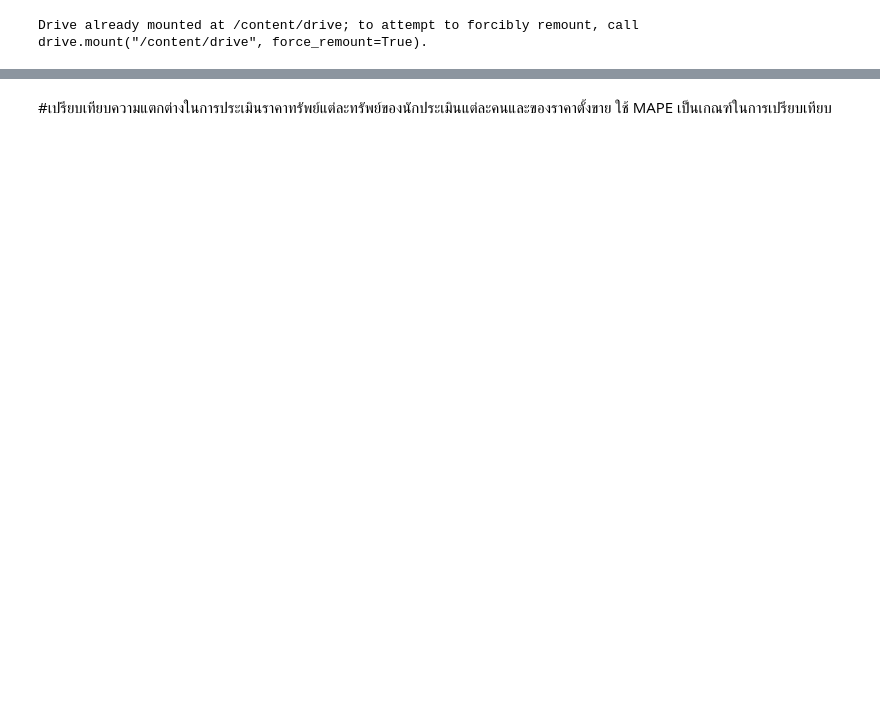
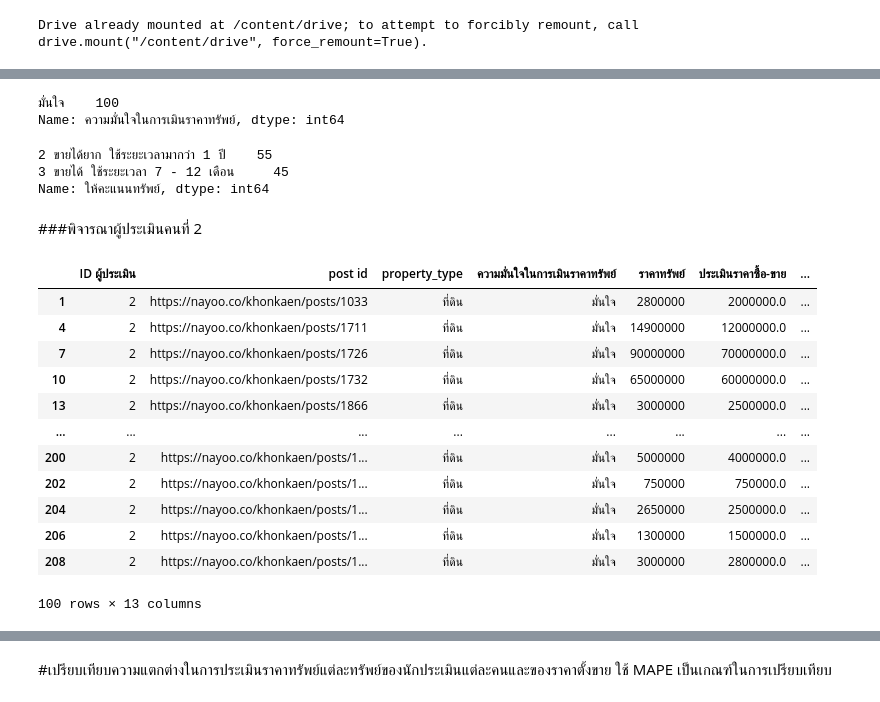
Before and after one commit to bunnybbear/bsc_dpdm22, a Jupyter notebook: [dataprep1]_property_estimator.ipynb, the cells around one changed output, grey strips where cells are left out. Drawn from its saved outputs; the diff is of its cells as text; code cells hidden in the pictures; blank space fills up the shorter version.

```diff
--- a/[dataprep1]_property_estimator.ipynb
+++ b/[dataprep1]_property_estimator.ipynb
@@ -178,0 +206,30 @@ Name: ให้คะแนนทรัพย์, dtype: int64
+# %%
+dataLP1['ความมั่นใจในการเมินราคาทรัพย์'].value_counts()
+# %% [output]
+มั่นใจ    100
+Name: ความมั่นใจในการเมินราคาทรัพย์, dtype: int64
+# %%
+dataLP1['ให้คะแนนทรัพย์'].value_counts()
+# %% [output]
+2 ขายได้ยาก ใช้ระยะเวลามากว่า 1 ปี    55
+3 ขายได้ ใช้ระยะเวลา 7 - 12 เดือน     45
+Name: ให้คะแนนทรัพย์, dtype: int64
+# %% [markdown]
+###พิจารณาผู้ประเมินคนที่ 2
+# %%
+dataL_P2 = open_dataL[open_dataL['ID ผู้ประเมิน']==2]
+dataL_P2
+# %% [output]
+|  | ID ผู้ประเมิน | post id | property_type | ความมั่นใจในการเมินราคาทรัพย์ | ราคาทรัพย์ | ประเมินราคาซื้อ-ขาย | ... |
+| 1 | 2 | https://nayoo.co/khonkaen/posts/1033 | ที่ดิน | มั่นใจ | 2800000 | 2000000.0 | ... |
+| 4 | 2 | https://nayoo.co/khonkaen/posts/1711 | ที่ดิน | มั่นใจ | 14900000 | 12000000.0 | ... |
+| 7 | 2 | https://nayoo.co/khonkaen/posts/1726 | ที่ดิน | มั่นใจ | 90000000 | 70000000.0 | ... |
+| 10 | 2 | https://nayoo.co/khonkaen/posts/1732 | ที่ดิน | มั่นใจ | 65000000 | 60000000.0 | ... |
+| 13 | 2 | https://nayoo.co/khonkaen/posts/1866 | ที่ดิน | มั่นใจ | 3000000 | 2500000.0 | ... |
+| ... | ... | ... | ... | ... | ... | ... | ... |
+| 200 | 2 | https://nayoo.co/khonkaen/posts/1... | ที่ดิน | มั่นใจ | 5000000 | 4000000.0 | ... |
+| 202 | 2 | https://nayoo.co/khonkaen/posts/1... | ที่ดิน | มั่นใจ | 750000 | 750000.0 | ... |
+| 204 | 2 | https://nayoo.co/khonkaen/posts/1... | ที่ดิน | มั่นใจ | 2650000 | 2500000.0 | ... |
+| 206 | 2 | https://nayoo.co/khonkaen/posts/1... | ที่ดิน | มั่นใจ | 1300000 | 1500000.0 | ... |
+| 208 | 2 | https://nayoo.co/khonkaen/posts/1... | ที่ดิน | มั่นใจ | 3000000 | 2800000.0 | ... |
+100 rows × 13 columns
```
Also changed, not shown: parts of 111 cells of this notebook.
